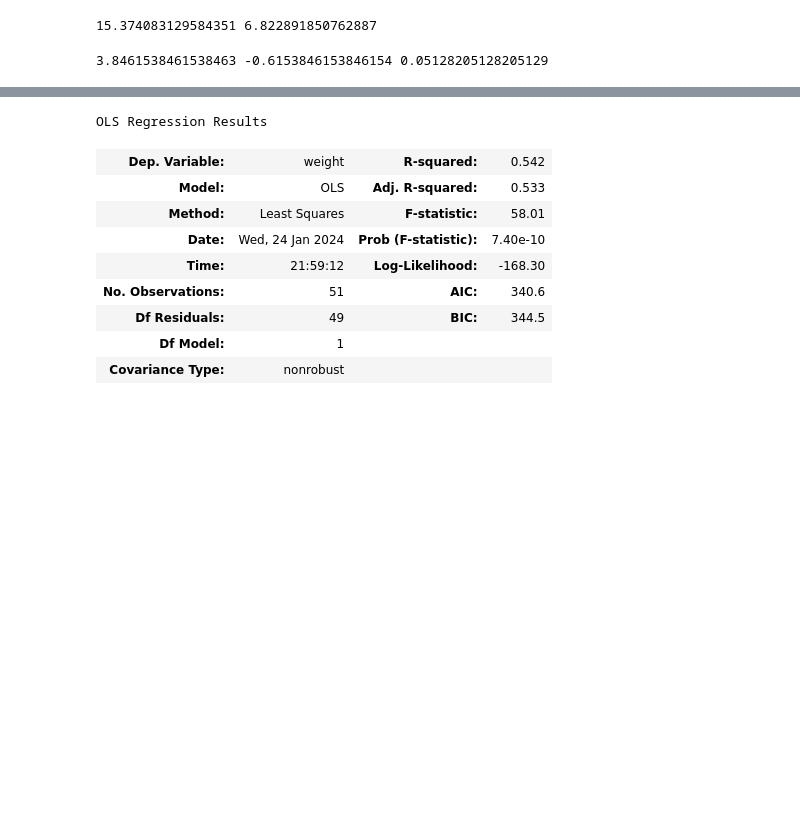
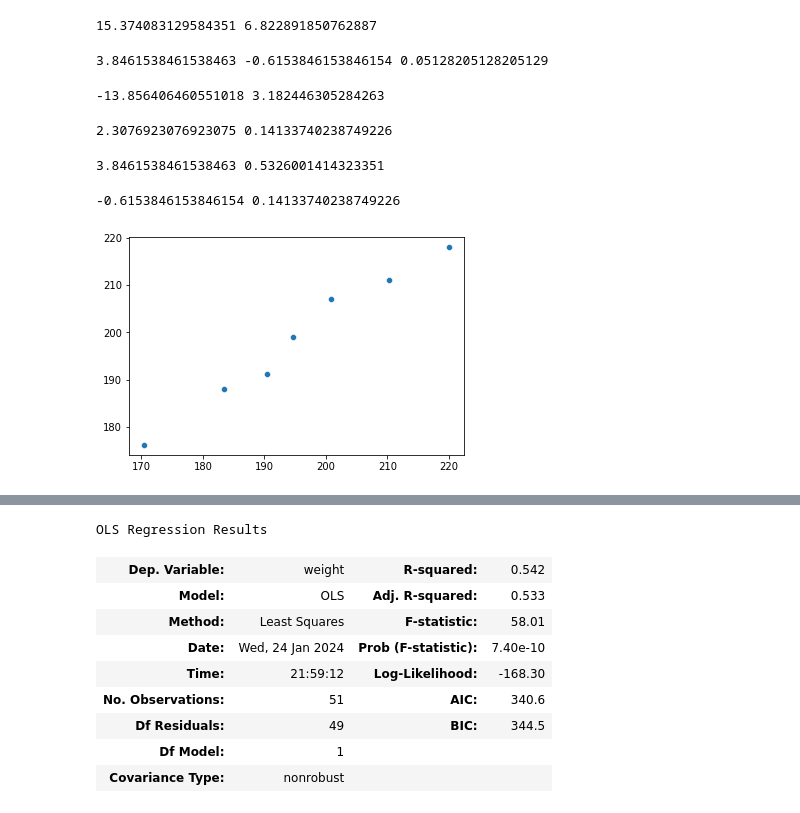
Before and after one commit to klee30810/ADP-study, a Jupyter notebook: stats/pstat/Chap 13. 회귀분석.ipynb, the cells around one changed output, grey strips where cells are left out. Cells and saved outputs as stored; diff of their text form; code cells hidden in the pictures; blank space fills up the shorter version.

```diff
--- a/stats/pstat/Chap 13. 회귀분석.ipynb
+++ b/stats/pstat/Chap 13. 회귀분석.ipynb
@@ -498,3 +498,32 @@ print(beta_0, beta_1, var_hat)
 # %%
 # 2
 alpha = 0.05
+t_alpha = stats.t.ppf(1-alpha/2, df=n-2)
+t_val = beta_1 / (s_hat / np.sqrt(s_xx))
+print(t_val, t_alpha)
+# %% [output]
+-13.856406460551018 3.182446305284263
+# %%
+# 3
+print(beta_0 + beta_1 * 2.5, t_alpha * s_hat / np.sqrt(s_xx))
+# %% [output]
+2.3076923076923075 0.14133740238749226
+# %%
+# 4
+print(beta_0, t_alpha * s_hat * np.sqrt(1/n+x_bar**2/s_xx))
+# %% [output]
+3.8461538461538463 0.5326001414323351
+# %%
+# prob 4.2
+print(beta_1, t_alpha * s_hat / np.sqrt(s_xx))
+# %% [output]
+-0.6153846153846154 0.14133740238749226
+# %%
+# prob 4.4
+x = [200.8, 194.6, 183.5, 190.5, 210.2, 170.5, 220.0]
+y = [207.0, 199.0, 188.0, 191.2, 211.0, 176.2, 218.0]
+n = len(x)
+# 1
+sns.scatterplot(x=x, y=y);
+# %% [output]
+[figure, added]
```
Also changed, not shown: parts of 6 cells of this notebook.
